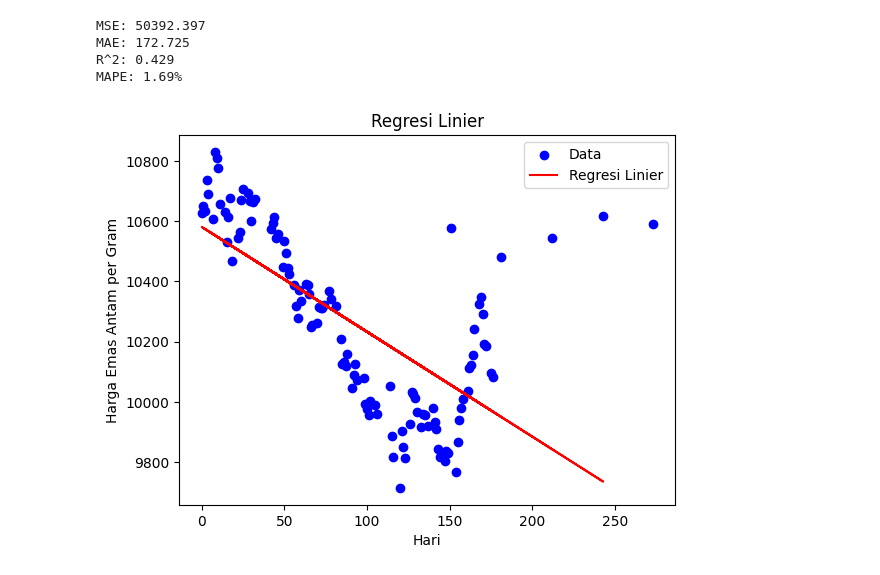
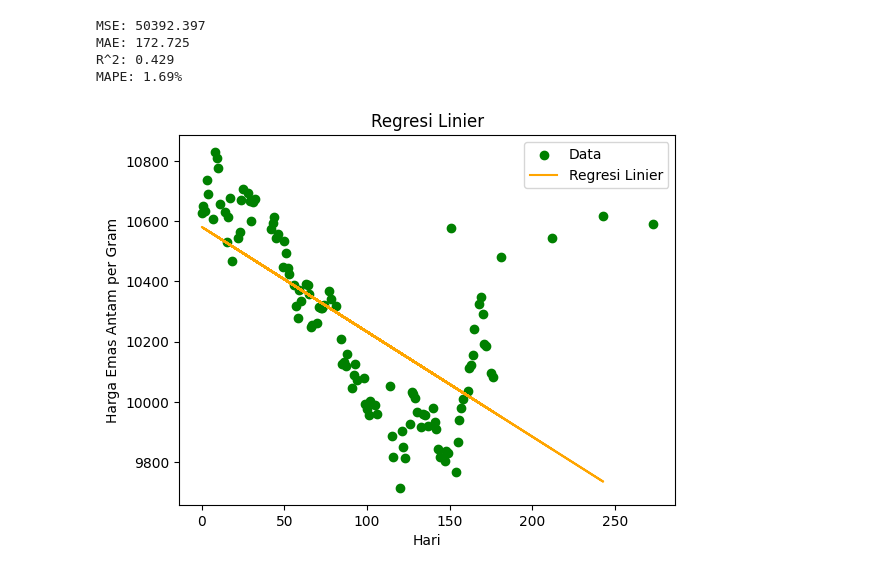
Before and after one commit to Nofryantii/DATAMINING, a Jupyter notebook: predikasikursaud_linearregression.ipynb, the cells around one changed output. Saved outputs shown, nothing was run; the diff lists cells and outputs as text; code cells hidden in the pictures.

```diff
--- a/predikasikursaud_linearregression.ipynb
+++ b/predikasikursaud_linearregression.ipynb
@@ -68,12 +68,12 @@ R^2: 0.429
 MAPE: 1.69%
 # %%
 # Menampilkan grafik regresi linier
-plt.scatter(X, y, color='blue', label='Data')
-plt.plot(X_train, y_train_pred, color='red', label='Regresi Linier')
+plt.scatter(X, y, color='green', label='Data')
+plt.plot(X_train, y_train_pred, color='orange', label='Regresi Linier')
 plt.xlabel('Hari')
 plt.ylabel('Harga Emas Antam per Gram')
 plt.legend()
 plt.title('Regresi Linier')
 plt.show()
 # %% [output]
-[figure, old version]
+[figure, new version]
```
